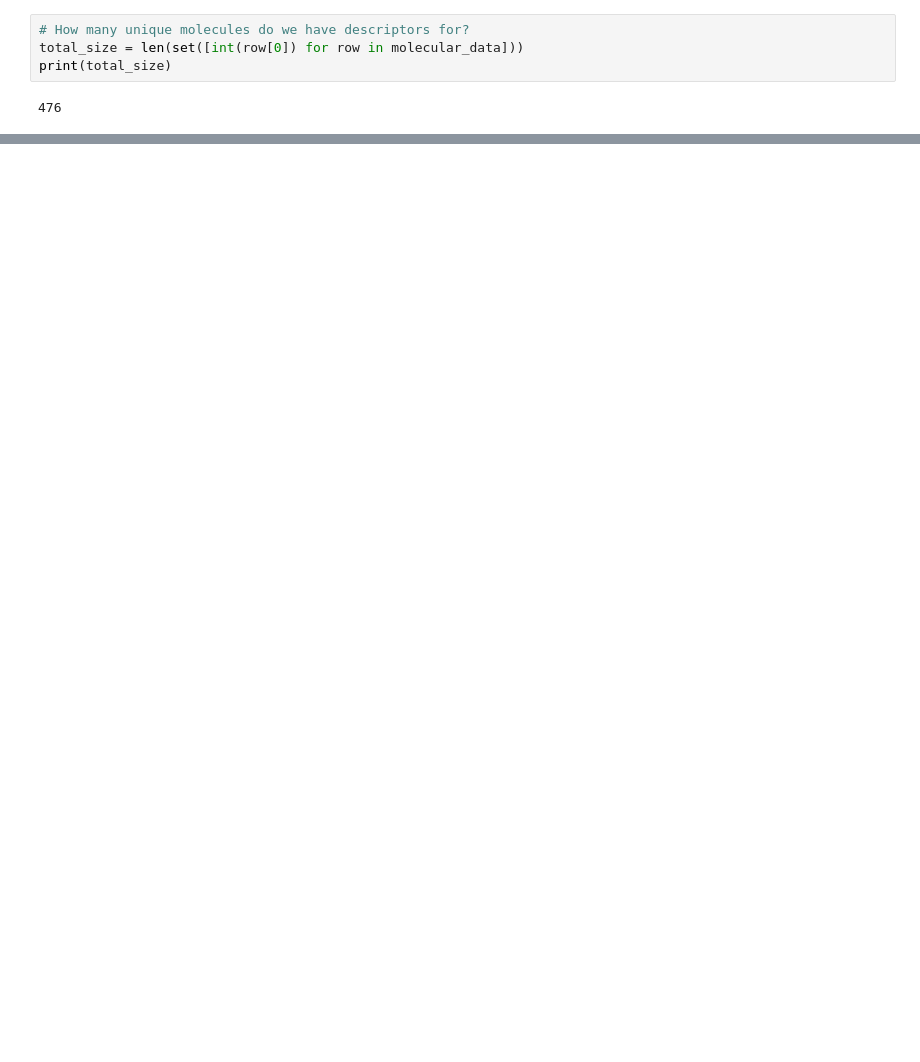
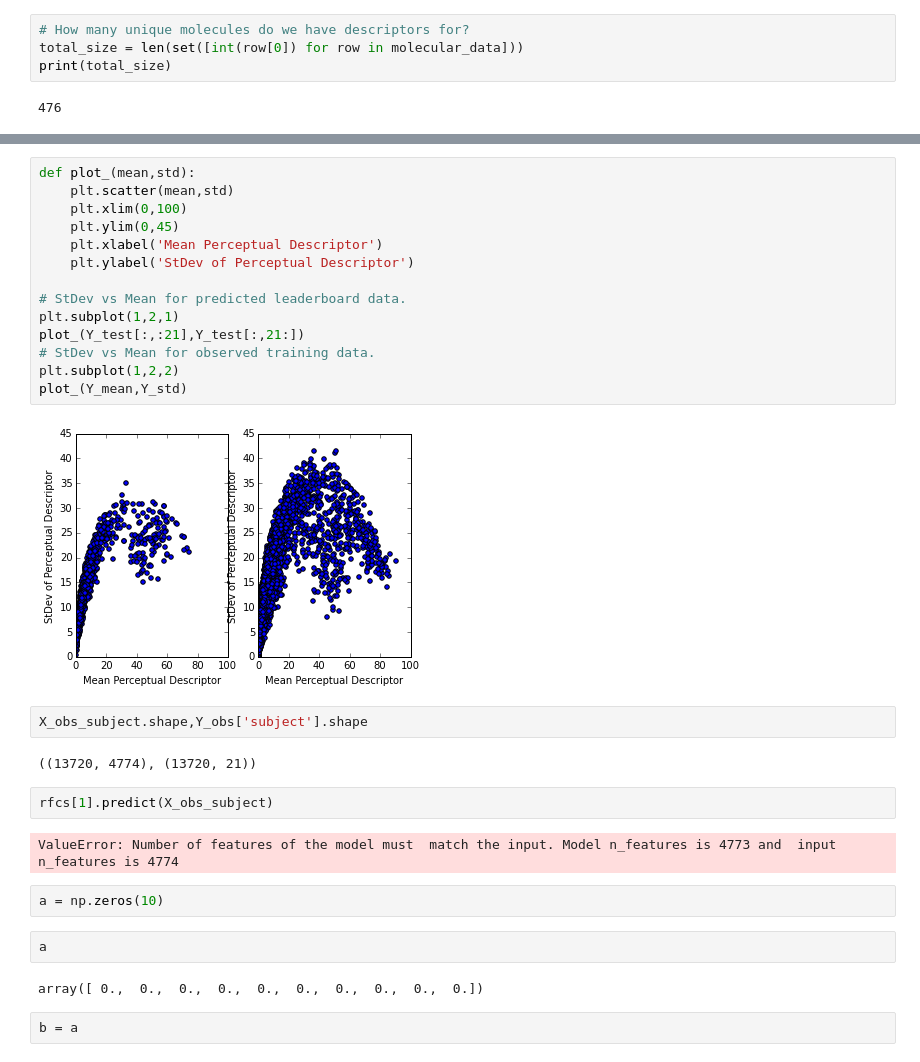
Before and after one commit to beanSsong/dream, a Jupyter notebook: dream.ipynb, the cells around one changed output, grey strips where cells are left out. Drawn from its saved outputs; the diff is of its cells as text; blank space fills up the shorter version.

```diff
--- a/dream.ipynb
+++ b/dream.ipynb
@@ -239,0 +417,32 @@ Mean R = 0.85
+# %%
+def plot_(mean,std):
+    plt.scatter(mean,std)
+    plt.xlim(0,100)
+    plt.ylim(0,45)
+    plt.xlabel('Mean Perceptual Descriptor')
+    plt.ylabel('StDev of Perceptual Descriptor')
+
+# StDev vs Mean for predicted leaderboard data.
+plt.subplot(1,2,1)
+plot_(Y_test[:,:21],Y_test[:,21:])
+# StDev vs Mean for observed training data.
+plt.subplot(1,2,2)
+plot_(Y_mean,Y_std)
+# %% [output]
+[figure, added]
+# %%
+X_obs_subject.shape,Y_obs['subject'].shape
+# %% [output]
+((13720, 4774), (13720, 21))
+# %%
+rfcs[1].predict(X_obs_subject)
+# %% [output]
+ValueError: Number of features of the model must  match the input. Model n_features is 4773 and  input n_features is 4774
+# %%
+a = np.zeros(10)
+# %%
+a
+# %% [output]
+array([ 0.,  0.,  0.,  0.,  0.,  0.,  0.,  0.,  0.,  0.])
+# %%
+b = a
```
Also changed, not shown: parts of 58 cells of this notebook, 1 other file.
